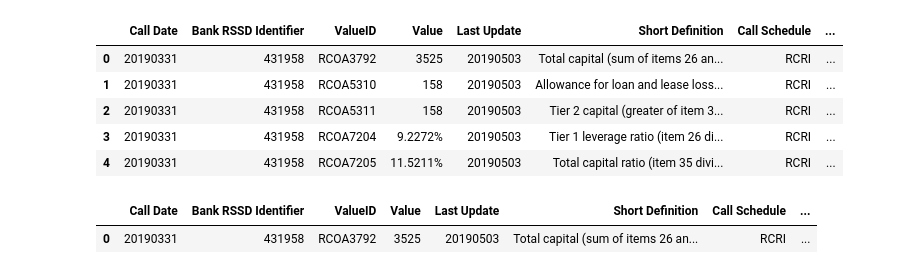
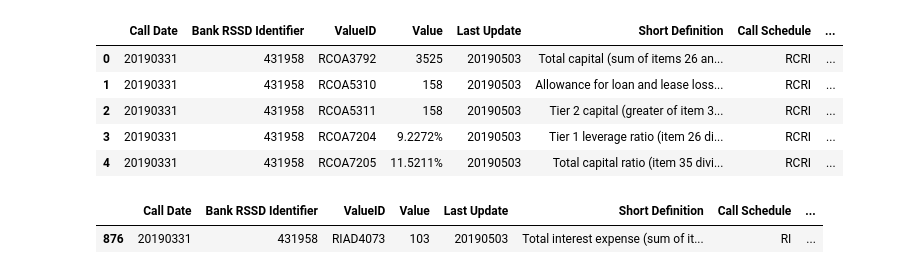
Before and after one commit to allaccountstaken/predicting_bank_distress, a Jupyter notebook: describe_bank_universe.ipynb, the cells around one changed output. Drawn from its saved outputs; the diff is of its cells as text; code cells hidden in the pictures.

```diff
--- a/describe_bank_universe.ipynb
+++ b/describe_bank_universe.ipynb
@@ -226,10 +226,10 @@ report_df.head()
 | 3 | 20190331 | 431958 | RCOA7204 | 9.2272% | 20190503 | Tier 1 leverage ratio (item 26 di... | RCRI | ... |
 | 4 | 20190331 | 431958 | RCOA7205 | 11.5211% | 20190503 | Total capital ratio (item 35 divi... | RCRI | ... |
 # %%
-report_df.loc[report_df.ValueID == 'RCOA3792']
+report_df.loc[report_df.ValueID == 'RIAD4073']
 # %% [output]
 |  | Call Date | Bank RSSD Identifier | ValueID | Value | Last Update | Short Definition | Call Schedule | ... |
-| 0 | 20190331 | 431958 | RCOA3792 | 3525 | 20190503 | Total capital (sum of items 26 an... | RCRI | ... |
+| 876 | 20190331 | 431958 | RIAD4073 | 103 | 20190503 | Total interest expense (sum of it... | RI | ... |
 # %%
 # focus on failed banks, for POC start with anks that failed in 2010, look at 4 quarters, do count of failed banks
 # ID, and pull CAll reports for all of them - > 4 tables for 4 quarters or 3D tensor...
```
Also changed, not shown: parts of 3 cells of this notebook.
